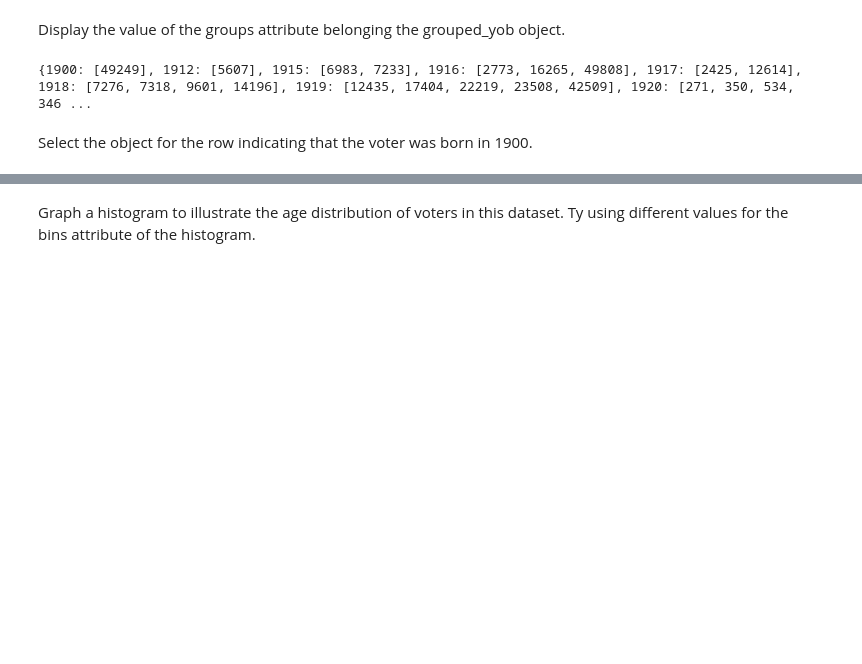
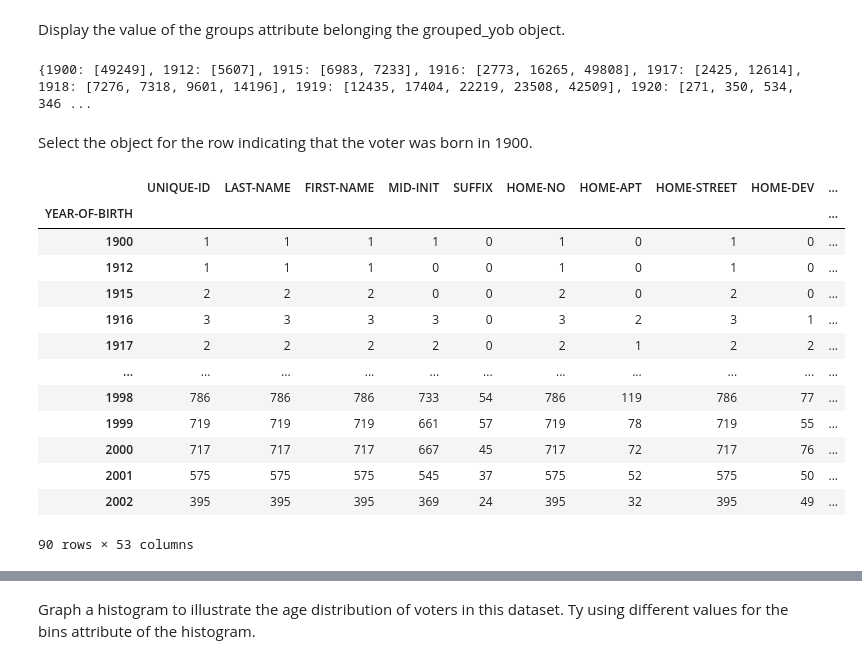
Before and after one commit to imirransom/DataEngineering.Labs.RegisteredVotersFileWilmingtonDE, a Jupyter notebook: data/wilmington_de_registered_voters.ipynb, the cells around one changed output, grey strips where cells are left out. Drawn from its saved outputs; the diff is of its cells as text; code cells hidden in the pictures; blank space fills up the shorter version.

```diff
--- a/data/wilmington_de_registered_voters.ipynb
+++ b/data/wilmington_de_registered_voters.ipynb
@@ -142,0 +141,17 @@ Select the object for the row indicating that the voter was born in 1900.
+# %%
+grouped_yob.count()
+# %% [output]
+|  | UNIQUE-ID | LAST-NAME | FIRST-NAME | MID-INIT | SUFFIX | HOME-NO | HOME-APT | HOME-STREET | HOME-DEV | ... |
+| YEAR-OF-BIRTH |  |  |  |  |  |  |  |  |  | ... |
+| 1900 | 1 | 1 | 1 | 1 | 0 | 1 | 0 | 1 | 0 | ... |
+| 1912 | 1 | 1 | 1 | 0 | 0 | 1 | 0 | 1 | 0 | ... |
+| 1915 | 2 | 2 | 2 | 0 | 0 | 2 | 0 | 2 | 0 | ... |
+| 1916 | 3 | 3 | 3 | 3 | 0 | 3 | 2 | 3 | 1 | ... |
+| 1917 | 2 | 2 | 2 | 2 | 0 | 2 | 1 | 2 | 2 | ... |
+| ... | ... | ... | ... | ... | ... | ... | ... | ... | ... | ... |
+| 1998 | 786 | 786 | 786 | 733 | 54 | 786 | 119 | 786 | 77 | ... |
+| 1999 | 719 | 719 | 719 | 661 | 57 | 719 | 78 | 719 | 55 | ... |
+| 2000 | 717 | 717 | 717 | 667 | 45 | 717 | 72 | 717 | 76 | ... |
+| 2001 | 575 | 575 | 575 | 545 | 37 | 575 | 52 | 575 | 50 | ... |
+| 2002 | 395 | 395 | 395 | 369 | 24 | 395 | 32 | 395 | 49 | ... |
+90 rows × 53 columns
```
Also changed, not shown: parts of 13 cells of this notebook, 1 other file.
